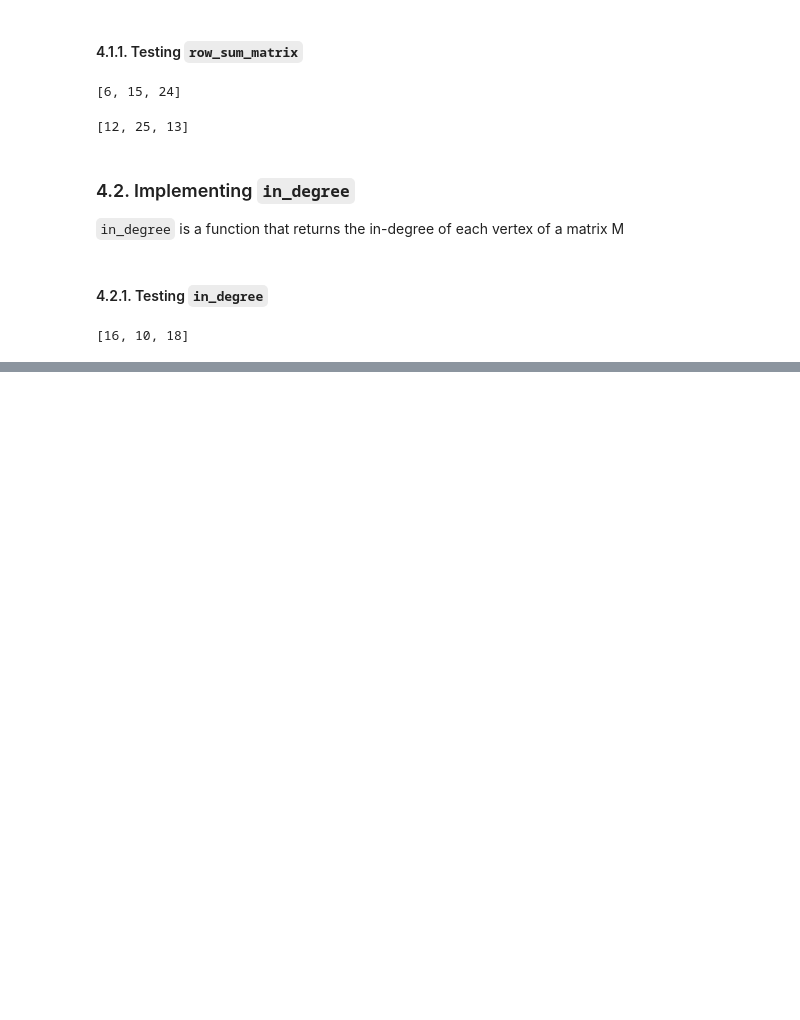
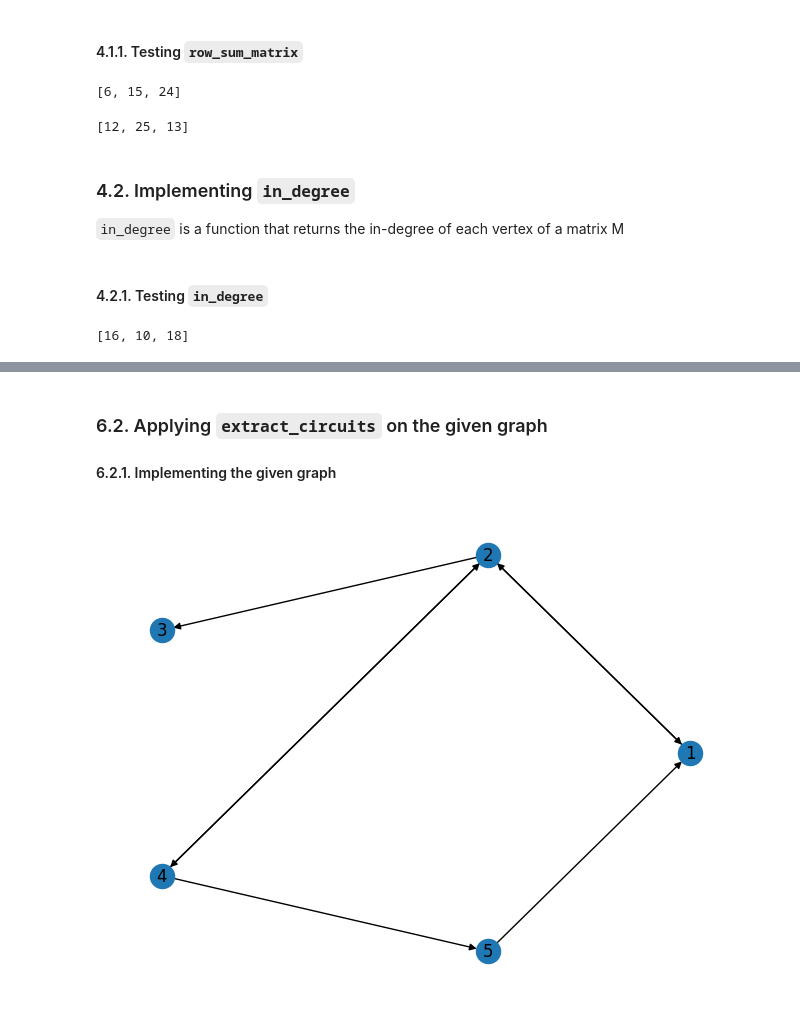
Before and after one commit to hamza-dje/graph-theory-lab-series, a Jupyter notebook: lab-series-2/solution.ipynb, the cells around one changed output, grey strips where cells are left out. Cells and saved outputs as stored; diff of their text form; code cells hidden in the pictures; blank space fills up the shorter version.

```diff
--- a/lab-series-2/solution.ipynb
+++ b/lab-series-2/solution.ipynb
@@ -247,0 +303,18 @@ in_degree(M)
+# %% [markdown]
+### 6.2. Applying `extract_circuits` on the given graph
+#### 6.2.1. Implementing the given graph
+# %%
+G = nx.DiGraph([
+    (1, 2),
+    (2, 1),
+    (2, 3),
+    (2, 4),
+    (4, 2),
+    (4, 5),
+    (5, 1)
+])
+
+nx.draw(G=G, with_labels=True, pos=nx.circular_layout(G))
+plt.show()
+# %% [output]
+[figure, added]
```
Also changed, not shown: parts of 11 cells of this notebook.
